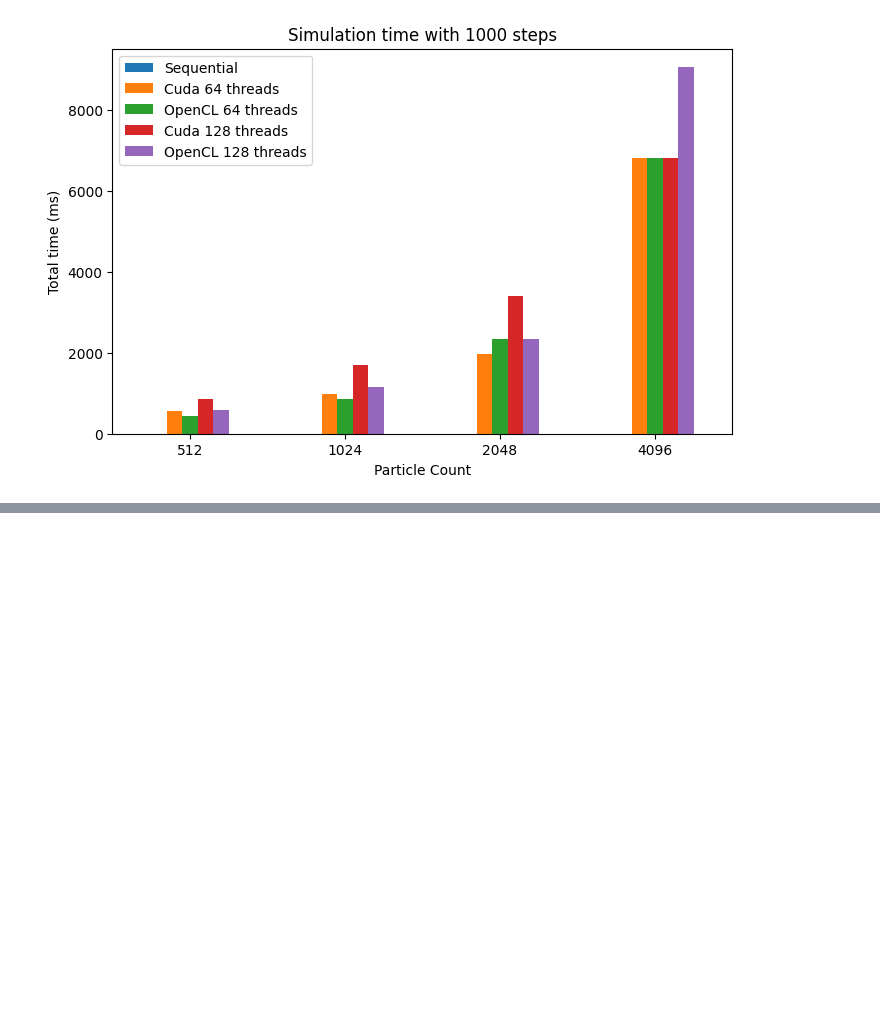
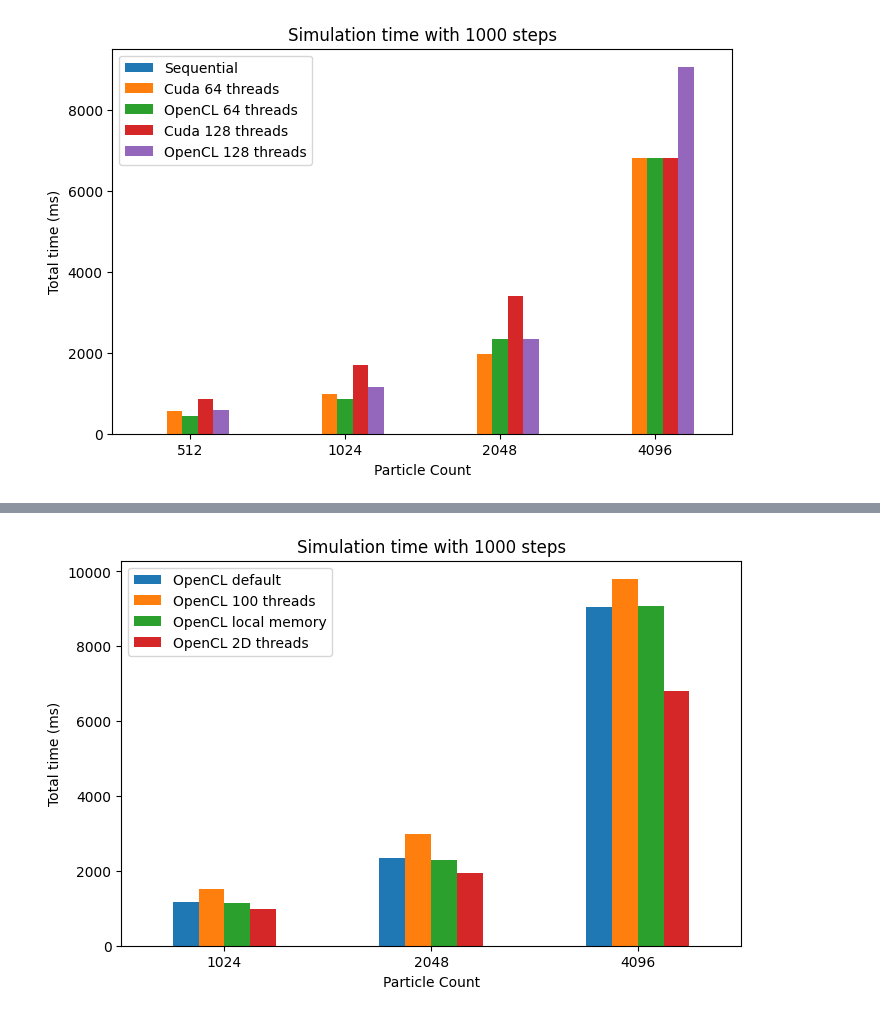
Before and after one commit to DiegoG205/GPU-Tarea2, a Jupyter notebook: graphics.ipynb, the cells around one changed output, grey strips where cells are left out. Drawn from its saved outputs; the diff is of its cells as text; code cells hidden in the pictures; blank space fills up the shorter version.

```diff
--- a/graphics.ipynb
+++ b/graphics.ipynb
@@ -130,0 +131,39 @@ a2 = avgDf.plot(kind='bar', rot=0, xlabel='Particle Count', ylabel='Total time (
+# %%
+clDf = pd.read_csv('out3CL.txt', sep=',')
+clIDf = pd.read_csv('out3CLIrregular.txt', sep=',')
+clShDf = pd.read_csv('out3CLShared.txt', sep=',')
+cl2DDf = pd.read_csv('out3CL2D.txt', sep=',')
+# %%
+n = clDf["n"].drop_duplicates().to_numpy()
+avgDf = pd.DataFrame(columns=["OpenCL default","OpenCL 100 threads","OpenCL local memory","OpenCL 2D threads"], index=n)
+
+for i in n:
+    print(i)
+    avgCL = 0
+    avgCL100 = 0
+    avgCLSh = 0
+    avgCL2d = 0
+
+    for index, row in clDf.loc[(clDf["n"] == i)].iterrows():
+        avgCL += row["time"]
+    avgCL /= len(clDf.loc[(clDf["n"] == i)])
+    avgCL /= 1000
+
+    for index, row in clIDf.loc[(clIDf["n"] == i)].iterrows():
+        avgCL100 += row["time"]
+    avgCL100 /= len(clIDf.loc[(clIDf["n"] == i)])
+    avgCL100 /= 1000
+
+    for index, row in clShDf.loc[(clShDf["n"] == i)].iterrows():
+        avgCLSh += row["time"]
+    avgCLSh /= len(clShDf.loc[(clShDf["n"] == i)])
+    avgCLSh /= 1000
+
+    for index, row in cl2DDf.loc[(cl2DDf["n"] == i)].iterrows():
+        avgCL2d += row["time"]
+    avgCL2d /= len(cl2DDf.loc[(cl2DDf["n"] == i)])
+    avgCL2d /= 1000
+
+    avgDf.loc[i] = {"OpenCL default": avgCL,"OpenCL 100 threads": avgCL100,"OpenCL local memory": avgCLSh,"OpenCL 2D threads": avgCL2d}
+
+display(avgDf)
@@ -130,0 +178,4 @@ a2 = avgDf.plot(kind='bar', rot=0, xlabel='Particle Count', ylabel='Total time (
+# %%
+a3 = avgDf.plot(kind='bar', rot=0, xlabel='Particle Count', ylabel='Total time (ms)', title='Simulation time with 1000 steps', figsize=(8, 5))
+# %% [output]
+[figure, added]
```
Also changed, not shown: parts of 3 cells of this notebook, 10 other files.
